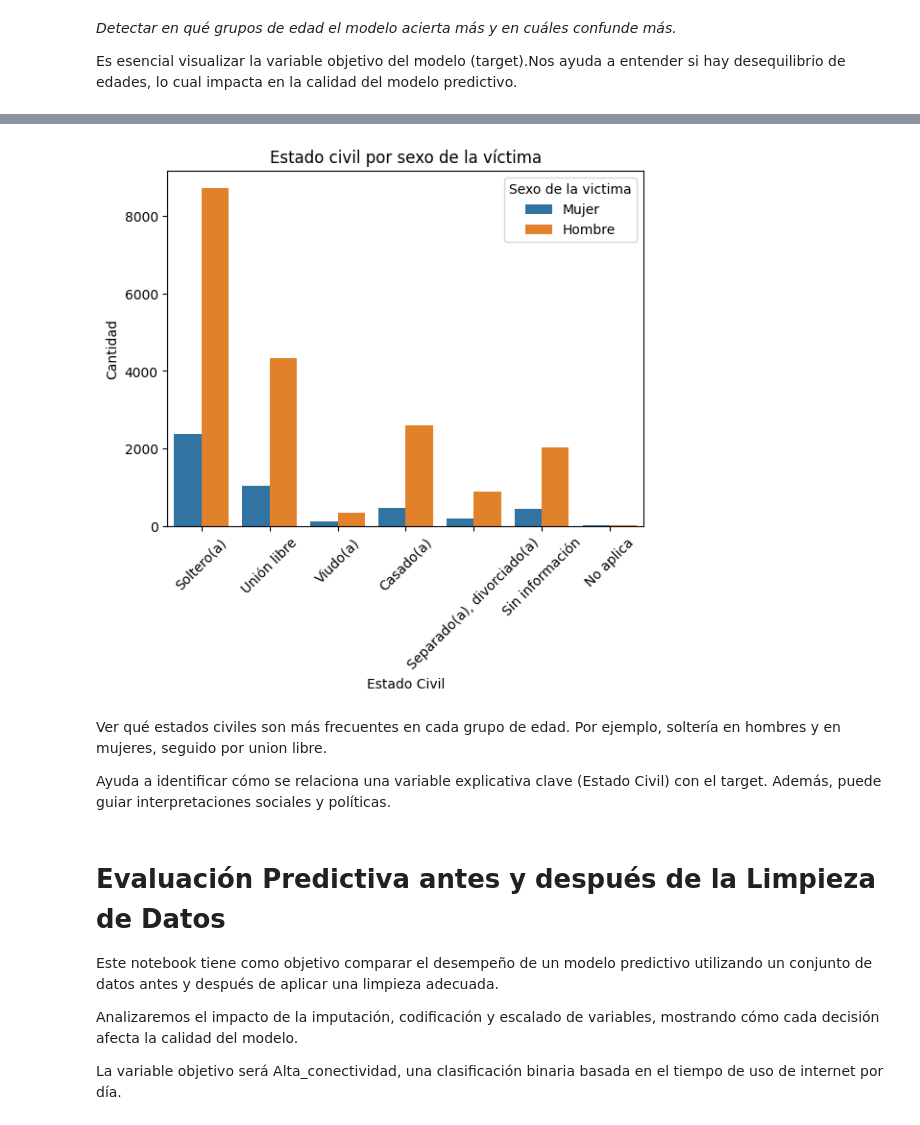
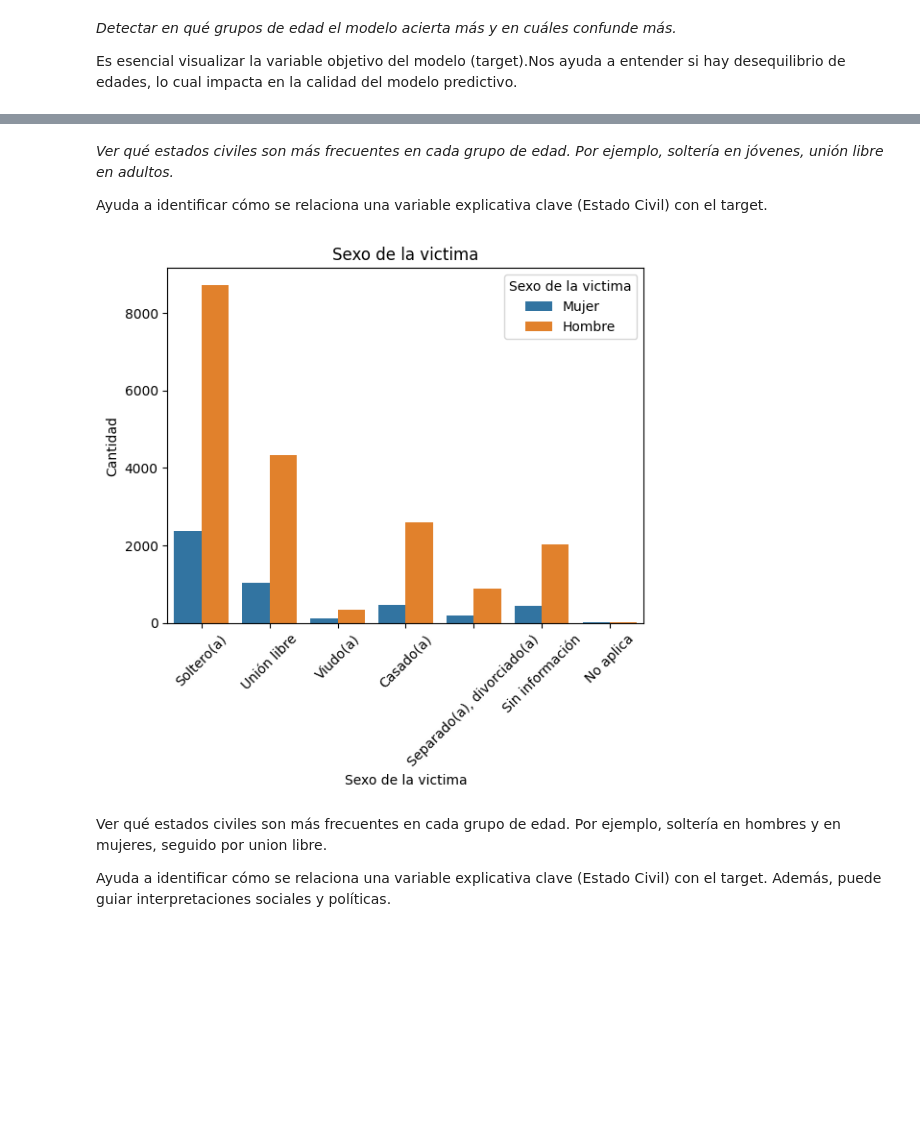
Before and after one commit to stefannyc28/suicidio, a Jupyter notebook: Notebook/Sesion 1.ipynb, the cells around one changed output, grey strips where cells are left out. Cells and saved outputs as stored; diff of their text form; code cells hidden in the pictures; blank space fills up the shorter version.

```diff
--- a/Notebook/Sesion 1.ipynb
+++ b/Notebook/Sesion 1.ipynb
@@ -142,25 +165,21 @@ df = df.dropna(subset=['Estado Civil', 'Grupo de edad de la victima'])
+# %% [markdown]
+*Ver qué estados civiles son más frecuentes en cada grupo de edad. Por ejemplo, soltería en jóvenes, unión libre en adultos.*
+
+Ayuda a identificar cómo se relaciona una variable explicativa clave (Estado Civil) con el target.
 # %%
 import seaborn as sns
 import matplotlib.pyplot as plt
 
-sns.countplot(data=df, x='Estado Civil', hue='Grupo de edad de la victima')
-plt.title('Estado civil por Grupo de edad de la victima')
-plt.xlabel('Estado Civil')
+sns.countplot(data=df, x='Estado Civil', hue='Sexo de la victima')
+plt.title('Sexo de la victima')
+plt.xlabel('Sexo de la victima')
 plt.ylabel('Cantidad')
 plt.xticks(rotation=45)
 plt.show()
 # %% [output]
-[figure, old version]
+[figure, new version]
 # %% [markdown]
 Ver qué estados civiles son más frecuentes en cada grupo de edad. Por ejemplo, soltería en hombres y en mujeres, seguido por union libre.
 
 
 Ayuda a identificar cómo se relaciona una variable explicativa clave (Estado Civil) con el target. Además, puede guiar interpretaciones sociales y políticas.
-# %% [markdown]
-# Evaluación Predictiva antes y después de la Limpieza de Datos
-
-Este notebook tiene como objetivo comparar el desempeño de un modelo predictivo utilizando un conjunto de datos antes y después de aplicar una limpieza adecuada.
-
-Analizaremos el impacto de la imputación, codificación y escalado de variables, mostrando cómo cada decisión afecta la calidad del modelo.
-
-La variable objetivo será Alta_conectividad, una clasificación binaria basada en el tiempo de uso de internet por día.
```
Also changed, not shown: parts of 4 cells of this notebook.
